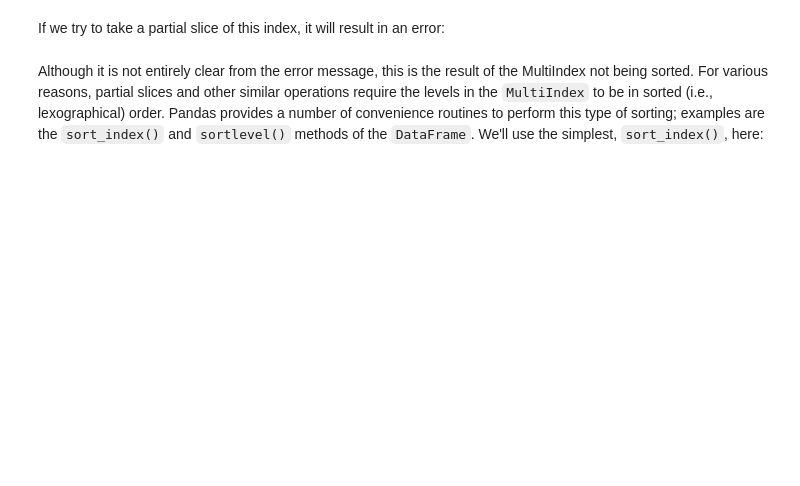
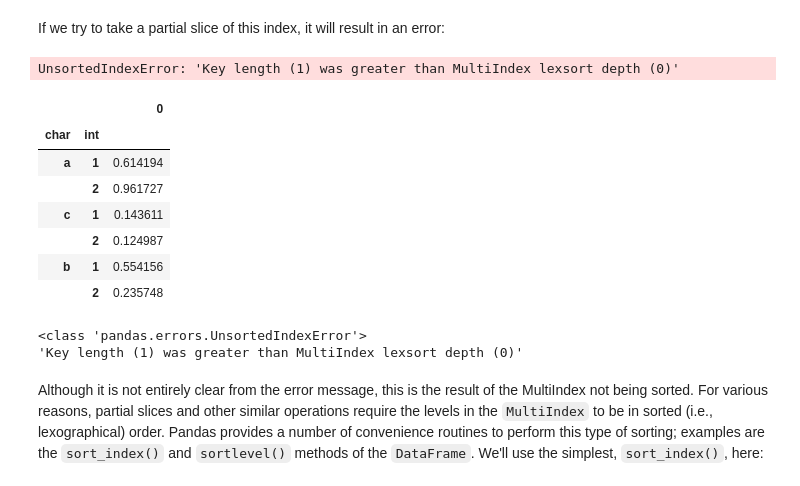
Before and after one commit to chittoorking/PDS_codes, a Jupyter notebook: Copy_of_03_05_Hierarchical_Indexing.ipynb, the cells around one changed output. Saved outputs shown, nothing was run; the diff lists cells and outputs as text; code cells hidden in the pictures; blank space fills up the shorter version.

```diff
--- a/Copy_of_03_05_Hierarchical_Indexing.ipynb
+++ b/Copy_of_03_05_Hierarchical_Indexing.ipynb
@@ -411,11 +558,30 @@ data
 # %% [markdown]
 If we try to take a partial slice of this index, it will result in an error:
+# %%
+data['a':'b']
+# %% [output]
+UnsortedIndexError: 'Key length (1) was greater than MultiIndex lexsort depth (0)'
+# %%
+data1 = pd.DataFrame(data)
+data1
+# %% [output]
+|  |  | 0 |
+| char | int |  |
+| a | 1 | 0.614194 |
+|  | 2 | 0.961727 |
+| c | 1 | 0.143611 |
+|  | 2 | 0.124987 |
+| b | 1 | 0.554156 |
+|  | 2 | 0.235748 |
 # %%
 try:
-    data['a':'b']
+    data1['a':'b']
 except KeyError as e:
     print(type(e))
     print(e)
+# %% [output]
+<class 'pandas.errors.UnsortedIndexError'>
+'Key length (1) was greater than MultiIndex lexsort depth (0)'
 # %% [markdown]
 Although it is not entirely clear from the error message, this is the result of the MultiIndex not being sorted.
 For various reasons, partial slices and other similar operations require the levels in the ``MultiIndex`` to be in sorted (i.e., lexographical) order.
```
Also changed, not shown: parts of 40 cells of this notebook.
